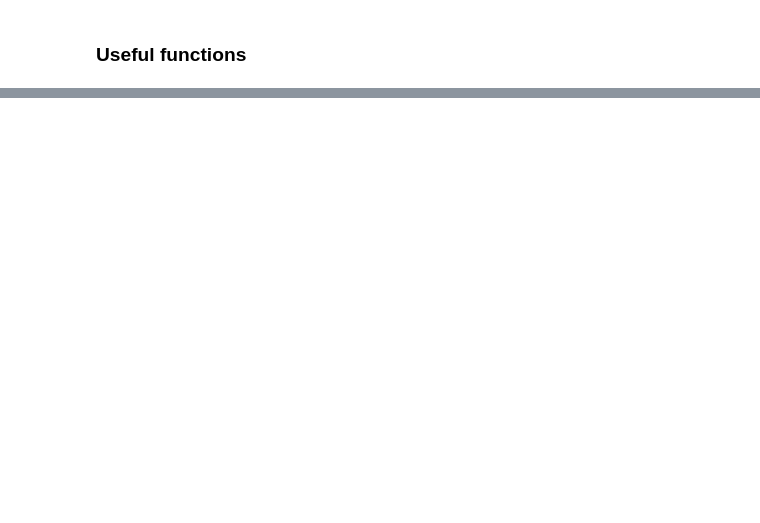
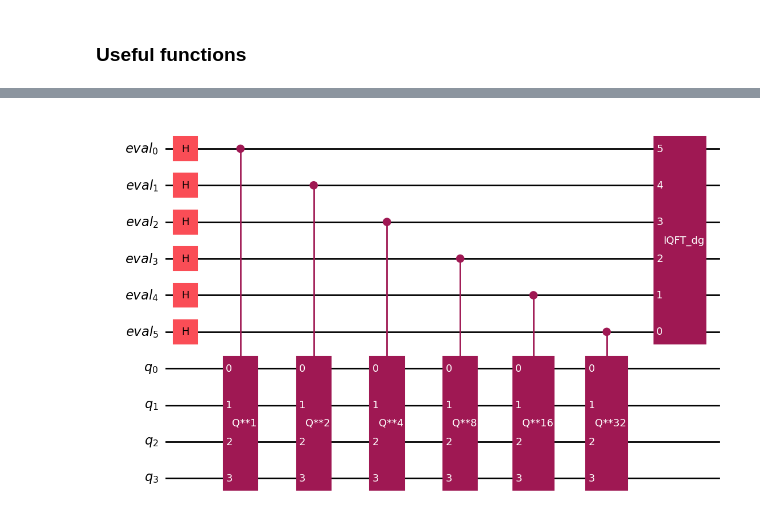
Before and after one commit to Nihar-Shah2001/Quantum_Computing_Notes, a Jupyter notebook: Notes/codes/grover_example.ipynb, the cells around one changed output, grey strips where cells are left out. Drawn from its saved outputs; the diff is of its cells as text; code cells hidden in the pictures; blank space fills up the shorter version.

```diff
--- a/Notes/codes/grover_example.ipynb
+++ b/Notes/codes/grover_example.ipynb
@@ -136,3 +192,7 @@ print("Number of qubits in the Grover operator:", grover_op.num_qubits)
+# %%
+PhaseEstimation(num_evaluation_qubits, unitary=grover_op).decompose().draw(output="mpl", style="iqp")
+# %% [output]
+[figure, added]
 # %%
 qbits = QuantumRegister(num_evaluation_qubits+grover_op.num_qubits,name='qbits')
 cbits = ClassicalRegister(num_evaluation_qubits,name='cbits')
```
Also changed, not shown: parts of 17 cells of this notebook.
